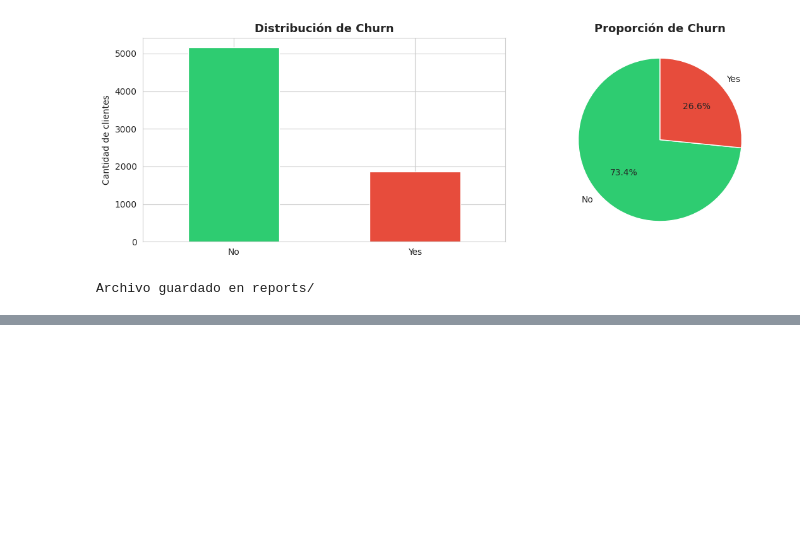
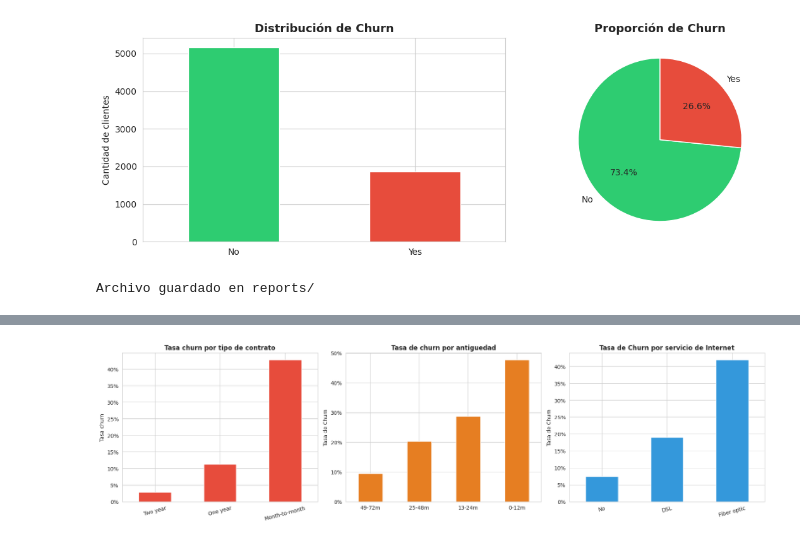
Before and after one commit to AllEndsours/da-churn-prediction-saas, a Jupyter notebook: notebooks/01_eda.ipynb, the cells around one changed output, grey strips where cells are left out. Cells and saved outputs as stored; diff of their text form; code cells hidden in the pictures; blank space fills up the shorter version.

```diff
--- a/notebooks/01_eda.ipynb
+++ b/notebooks/01_eda.ipynb
@@ -172,0 +167,44 @@ Archivo guardado en reports/
+# %%
+from numpy.random.mtrand import normal
+#Análisis bivariado - Variable Churn vs variable clave
+
+fig , axes = plt.subplots(1,3 , figsize =(18,5))
+
+#---Hipotesis 2 : Contratoo vs Churn ----
+contrato_churn = df.groupby('Contract')['Churn'].value_counts(normalize=True).unstack()
+contrato_churn['Yes'].sort_values().plot(kind='bar', ax=axes[0], color ='#e74c3c', edgecolor ='white')
+
+axes[0].set_title ('Tasa churn por tipo de contrato', fontweight = 'bold')
+axes[0].set_ylabel('Tasa churn')
+axes[0].set_xlabel('')
+axes[0].tick_params(axis ='x', rotation= 15 )
+axes[0].yaxis.set_major_formatter(plt.FuncFormatter(lambda y, _: f'{y:.0%}'))
+
+#---Hipotesis 3 : Tenure vs Churn ----
+
+df['tenure_group']=pd.cut(df['tenure'], bins=[0,12,24,48,72], labels=['0-12m', '13-24m','25-48m', '49-72m'])
+tenure_churn= df.groupby('tenure_group', observed=True)['Churn'].value_counts(normalize=True).unstack()
+tenure_churn['Yes'].sort_values().plot(kind='bar', ax= axes[1], color= '#e67e22', edgecolor='white')
+
+axes[1].set_title("Tasa de churn por antiguedad", fontweight='bold')
+axes[1].set_ylabel('Tasa de Churn')
+axes[1].set_xlabel('')
+axes[1].tick_params(axis='x', rotation=0)
+axes[1].yaxis.set_major_formatter(lambda y, _: f'{y:.0%}')
+
+# HIPÓTESIS 1: Internet Service vs Churn
+
+internet_churn = df.groupby('InternetService')['Churn'].value_counts(normalize=True).unstack()
+internet_churn['Yes'].sort_values().plot(kind='bar', ax = axes[2], color='#3498db', edgecolor='white')
+
+axes[2].set_title('Tasa de Churn por servicio de Internet', fontweight='bold')
+axes[2].set_ylabel('Tasa de Churn')
+axes[2].set_xlabel('')
+axes[2].tick_params(axis='x', rotation= 15)
+axes[2].yaxis.set_major_formatter(plt.FuncFormatter(lambda y, _: f'{y:.0%}'))
+
+plt.tight_layout()
+plt.savefig('../reports/02_churn_by_key_variables.png', dpi=150, bbox_inches='tight')
+plt.show()
+# %% [output]
+[figure, added]
```
Also changed, not shown: parts of 4 cells of this notebook.
